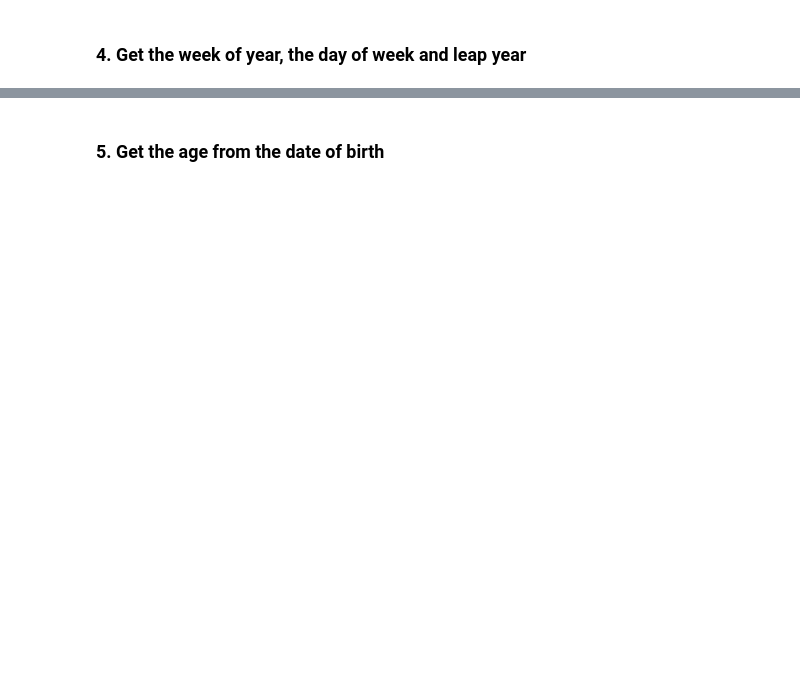
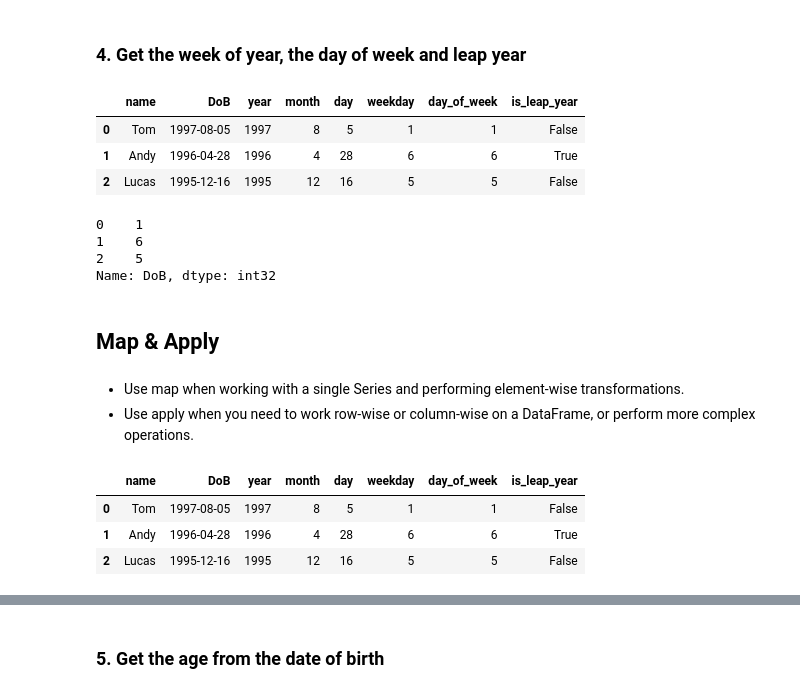
Before and after one commit to danhnguyen123/python-for-data-engineering, a Jupyter notebook: 4. Python for Data Engineering/5.1 Working with date & time.ipynb, the cells around one changed output, grey strips where cells are left out. Saved outputs shown, nothing was run; the diff lists cells and outputs as text; code cells hidden in the pictures; blank space fills up the shorter version.

```diff
--- a/4. Python for Data Engineering/5.1 Working with date & time.ipynb
+++ b/4. Python for Data Engineering/5.1 Working with date & time.ipynb
@@ -100,9 +251,31 @@ df
 # %% [markdown]
 ### 4. Get the week of year, the day of week and leap year
 # %%
-df['week_of_year'] = df['DoB'].dt.week
+df['weekday'] = df['DoB'].dt.weekday
 df['day_of_week'] = df['DoB'].dt.dayofweek
 df['is_leap_year'] = df['DoB'].dt.is_leap_year
 df
+# %% [output]
+|  | name | DoB | year | month | day | weekday | day_of_week | is_leap_year |
+| 0 | Tom | 1997-08-05 | 1997 | 8 | 5 | 1 | 1 | False |
+| 1 | Andy | 1996-04-28 | 1996 | 4 | 28 | 6 | 6 | True |
+| 2 | Lucas | 1995-12-16 | 1995 | 12 | 16 | 5 | 5 | False |
 # %%
 df['DoB'].dt.weekday
+# %% [output]
+0    1
+1    6
+2    5
+Name: DoB, dtype: int32
+# %% [markdown]
+## Map & Apply
+# %% [markdown]
+* Use map when working with a single Series and performing element-wise transformations.
+* Use apply when you need to work row-wise or column-wise on a DataFrame, or perform more complex operations.
+# %%
+df
+# %% [output]
+|  | name | DoB | year | month | day | weekday | day_of_week | is_leap_year |
+| 0 | Tom | 1997-08-05 | 1997 | 8 | 5 | 1 | 1 | False |
+| 1 | Andy | 1996-04-28 | 1996 | 4 | 28 | 6 | 6 | True |
+| 2 | Lucas | 1995-12-16 | 1995 | 12 | 16 | 5 | 5 | False |
```
Also changed, not shown: parts of 46 cells of this notebook, 1 other file.
